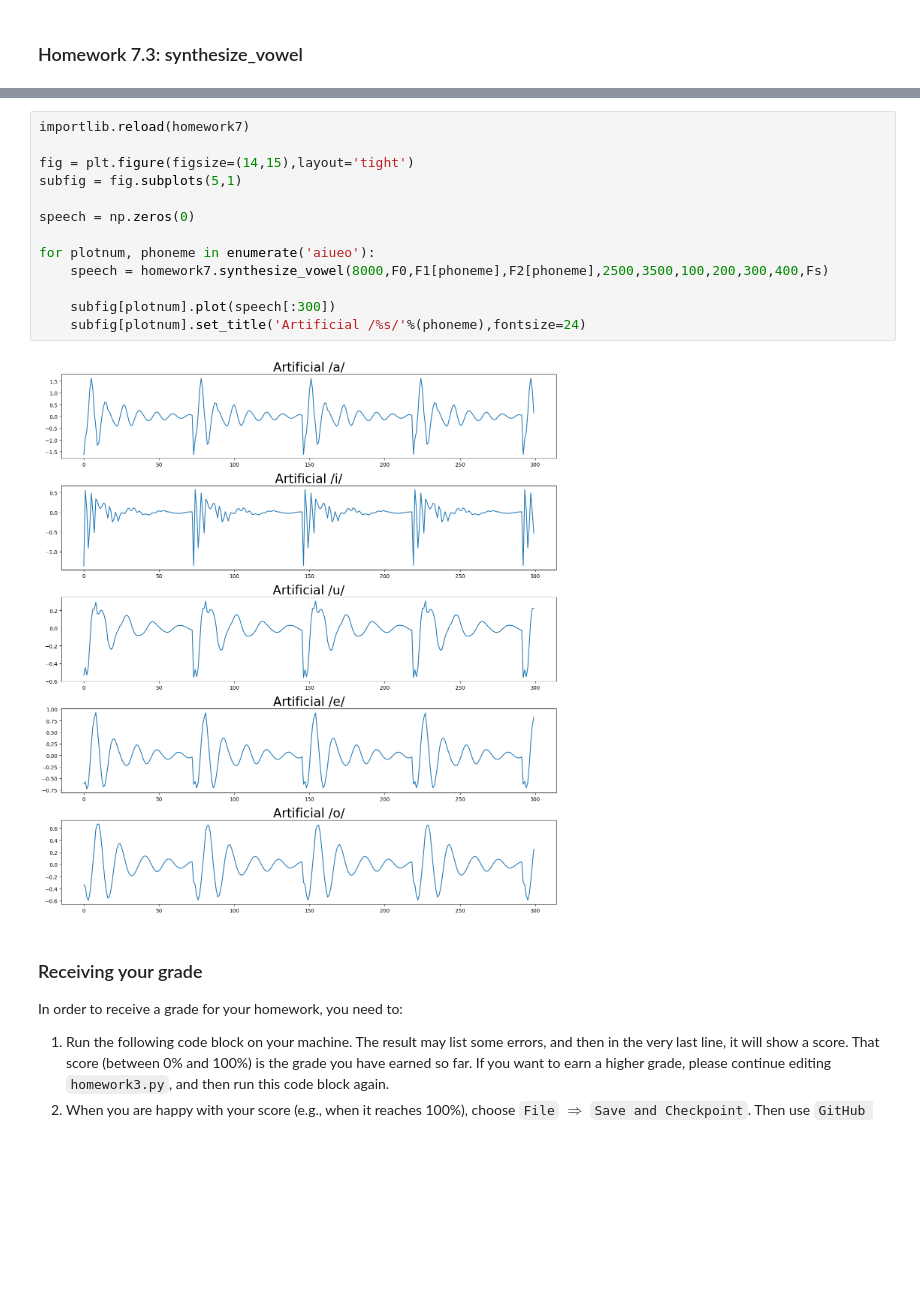
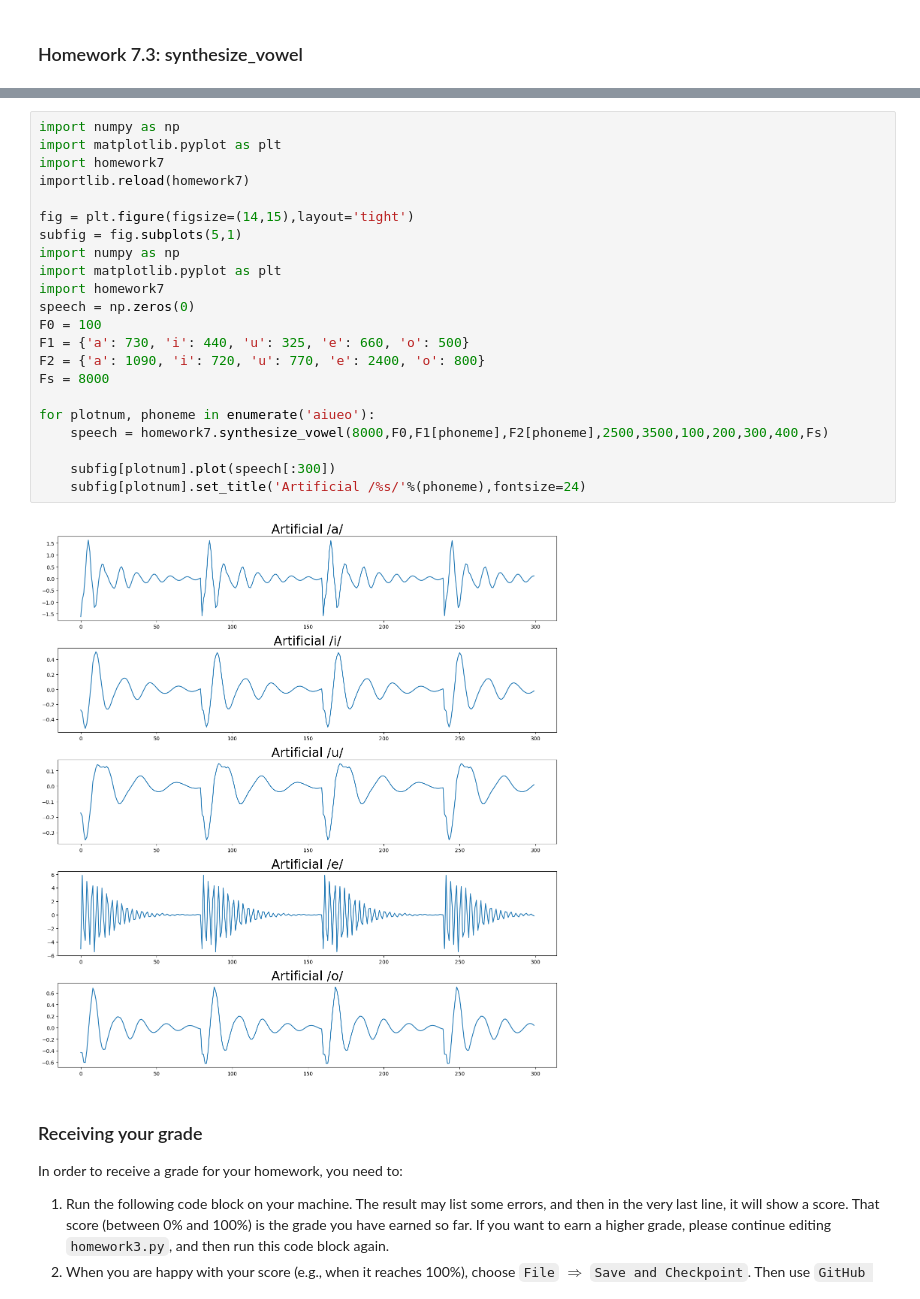
Before and after one commit to 757557/intro_speech_understanding, a Jupyter notebook: 2024_fall/lec07/lec07_notebook.ipynb, the cells around one changed output, grey strips where cells are left out. Drawn from its saved outputs; the diff is of its cells as text; blank space fills up the shorter version.

```diff
--- a/2024_fall/lec07/lec07_notebook.ipynb
+++ b/2024_fall/lec07/lec07_notebook.ipynb
@@ -370,20 +372,29 @@ synthesize_vowel(duration, F0, F1, F2, F3, F4, BW1, BW2, BW3, BW4, Fs)
     @returns:
     speech (np.ndarray(samples)) - synthesized vowel
 # %%
+import numpy as np
+import matplotlib.pyplot as plt
+import homework7
 importlib.reload(homework7)
 
 fig = plt.figure(figsize=(14,15),layout='tight')
 subfig = fig.subplots(5,1)
-
+import numpy as np
+import matplotlib.pyplot as plt
+import homework7
 speech = np.zeros(0)
+F0 = 100
+F1 = {'a': 730, 'i': 440, 'u': 325, 'e': 660, 'o': 500}
+F2 = {'a': 1090, 'i': 720, 'u': 770, 'e': 2400, 'o': 800}
+Fs = 8000
 
 for plotnum, phoneme in enumerate('aiueo'):
     speech = homework7.synthesize_vowel(8000,F0,F1[phoneme],F2[phoneme],2500,3500,100,200,300,400,Fs)
 
     subfig[plotnum].plot(speech[:300])
     subfig[plotnum].set_title('Artificial /%s/'%(phoneme),fontsize=24)
 # %% [output]
-[figure, old version]
+[figure, new version]
 # %% [markdown]
 ### Receiving your grade
 
```
Also changed, not shown: parts of 3 cells of this notebook.
